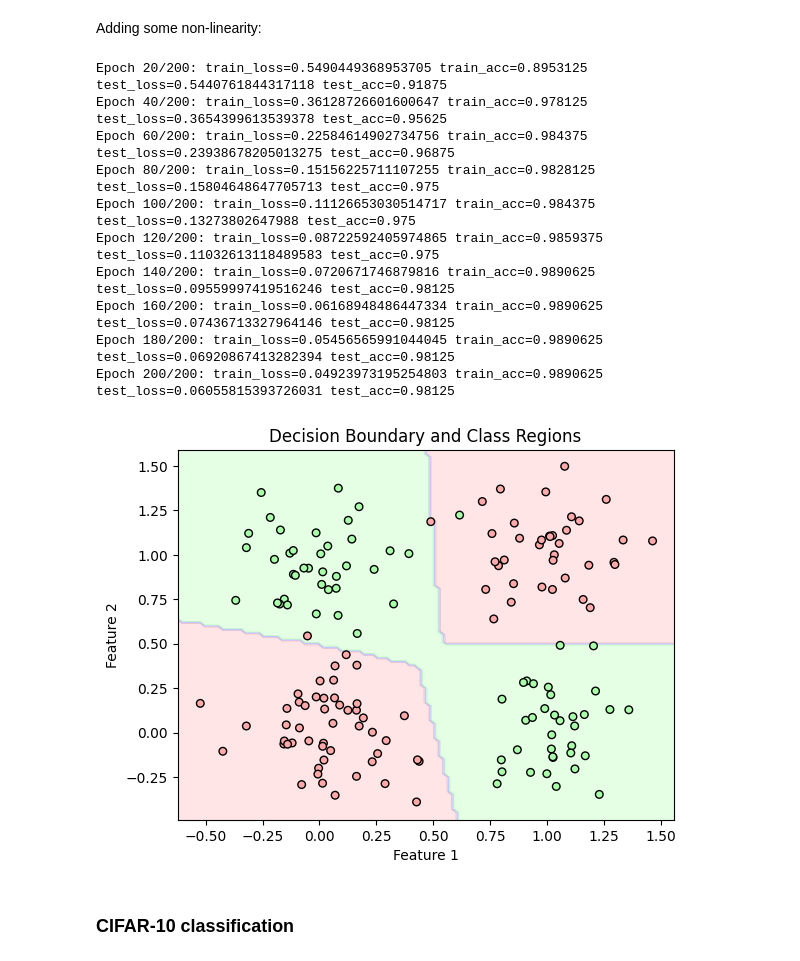
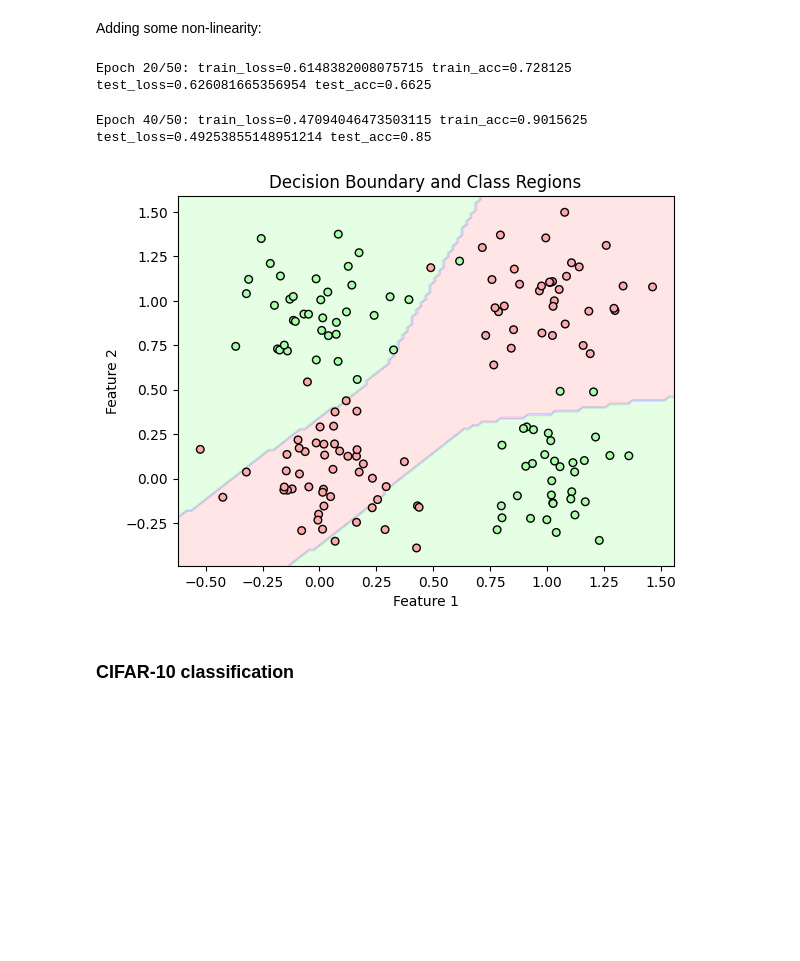
Before and after one commit to Vladimirescu/BIOSINF_IA2, a Jupyter notebook: L1/fully_connected.ipynb, the cells around one changed output. Drawn from its saved outputs; the diff is of its cells as text; code cells hidden in the pictures; blank space fills up the shorter version.

```diff
--- a/L1/fully_connected.ipynb
+++ b/L1/fully_connected.ipynb
@@ -516,7 +538,7 @@ Train/Test elements:  640 160
 batch_size = 64
 
 train_loader = DataLoader(train_dataset, batch_size=batch_size, shuffle=True)  # shuffle=True -> randomizes the ordering of elements after each epoch
-test_loader = DataLoader(test_dataset, batch_size=batch_size, shuffle=True)
+test_loader = DataLoader(test_dataset, batch_size=batch_size, shuffle=False)
 # %%
 for i, batch in enumerate(test_loader):
     xi, yi = batch
@@ -598,6 +617,8 @@ class FeedForwardNetwork_linear(nn.Module):
 # %% [markdown]
 #### Defining a Training/Validation Step
 # %%
+from tqdm import tqdm
+
 def iterate(model, dataloader, optimizer, loss_fn, is_training=True, device='cuda'):
     # Set the model to training mode if it's a training step, otherwise to evaluation mode
     model.train() if is_training else model.eval()
@@ -606,7 +627,7 @@ def iterate(model, dataloader, optimizer, loss_fn, is_training=True, device='cud
     correct_predictions = 0
     total_samples = 0
 
-    for inputs, labels in dataloader:
+    for inputs, labels in tqdm(dataloader, position=0, leave=True):
         inputs, labels = inputs.to(device), labels.to(device)
 
         # Forward pass
@@ -621,7 +642,6 @@ def iterate(model, dataloader, optimizer, loss_fn, is_training=True, device='cud
             loss.backward()
             optimizer.step()
 
-        # Metrics calculation (accuracy for simplicity, adjust as needed)
         _, predicted = torch.max(outputs, 1)
         correct_predictions += (predicted == labels).sum().item()
         total_samples += labels.size(0)
@@ -644,10 +664,10 @@ hidden_size = 16
 output_size = 2
 
 epochs = 50
-learning_rate = 1e-3
+learning_rate = 1e-2
 print_frequency = 5
 # %%
-model = FeedForwardNetwork_linear(input_size, hidden_size, output_size, use_custom=True)
+model = FeedForwardNetwork_linear(input_size, hidden_size, output_size, use_custom=False)
 optimizer = torch.optim.Adam(model.parameters(), lr=learning_rate)
 loss = nn.CrossEntropyLoss()
 # %%
@@ -704,33 +724,25 @@ class FeedForwardNetwork_nonlinear(nn.Module):
 # %%
 model = FeedForwardNetwork_nonlinear(input_size, hidden_size, output_size, use_custom=False)
 
-epochs = 200
+epochs = 50
 learning_rate = 1e-3
 print_frequency = 20
 
 optimizer = torch.optim.Adam(model.parameters(), lr=learning_rate)
 loss = nn.CrossEntropyLoss()
 
 for e in range(1, epochs + 1):
     train_loss, train_acc = iterate(model, train_loader, optimizer, loss, device="cpu")
     test_loss, test_acc = iterate(model, test_loader, optimizer, loss, is_training=False, device="cpu")
 
     if e % print_frequency == 0:
         print(f"Epoch {e}/{epochs}: train_loss={train_loss} train_acc={train_acc} test_loss={test_loss} test_acc={test_acc}")
 
 plot_decision_boundary(model, test_loader)
 # %% [output]
-Epoch 20/200: train_loss=0.5490449368953705 train_acc=0.8953125 test_loss=0.5440761844317118 test_acc=0.91875
-Epoch 40/200: train_loss=0.36128726601600647 train_acc=0.978125 test_loss=0.3654399613539378 test_acc=0.95625
-Epoch 60/200: train_loss=0.22584614902734756 train_acc=0.984375 test_loss=0.23938678205013275 test_acc=0.96875
-Epoch 80/200: train_loss=0.15156225711107255 train_acc=0.9828125 test_loss=0.15804648647705713 test_acc=0.975
-Epoch 100/200: train_loss=0.11126653030514717 train_acc=0.984375 test_loss=0.13273802647988 test_acc=0.975
-Epoch 120/200: train_loss=0.08722592405974865 train_acc=0.9859375 test_loss=0.11032613118489583 test_acc=0.975
-Epoch 140/200: train_loss=0.0720671746879816 train_acc=0.9890625 test_loss=0.09559997419516246 test_acc=0.98125
-Epoch 160/200: train_loss=0.06168948486447334 train_acc=0.9890625 test_loss=0.07436713327964146 test_acc=0.98125
-Epoch 180/200: train_loss=0.05456565991044045 train_acc=0.9890625 test_loss=0.06920867413282394 test_acc=0.98125
-Epoch 200/200: train_loss=0.04923973195254803 train_acc=0.9890625 test_loss=0.06055815393726031 test_acc=0.98125
+Epoch 20/50: train_loss=0.6148382008075715 train_acc=0.728125 test_loss=0.626081665356954 test_acc=0.6625
+Epoch 40/50: train_loss=0.47094046473503115 train_acc=0.9015625 test_loss=0.49253855148951214 test_acc=0.85
-[figure, old version]
+[figure, new version]
 # %% [markdown]
 ### CIFAR-10 classification <a class="anchor" id="cifar10"></a>
 # %%
```
Also changed, not shown: parts of 43 cells of this notebook, 4 other files.
